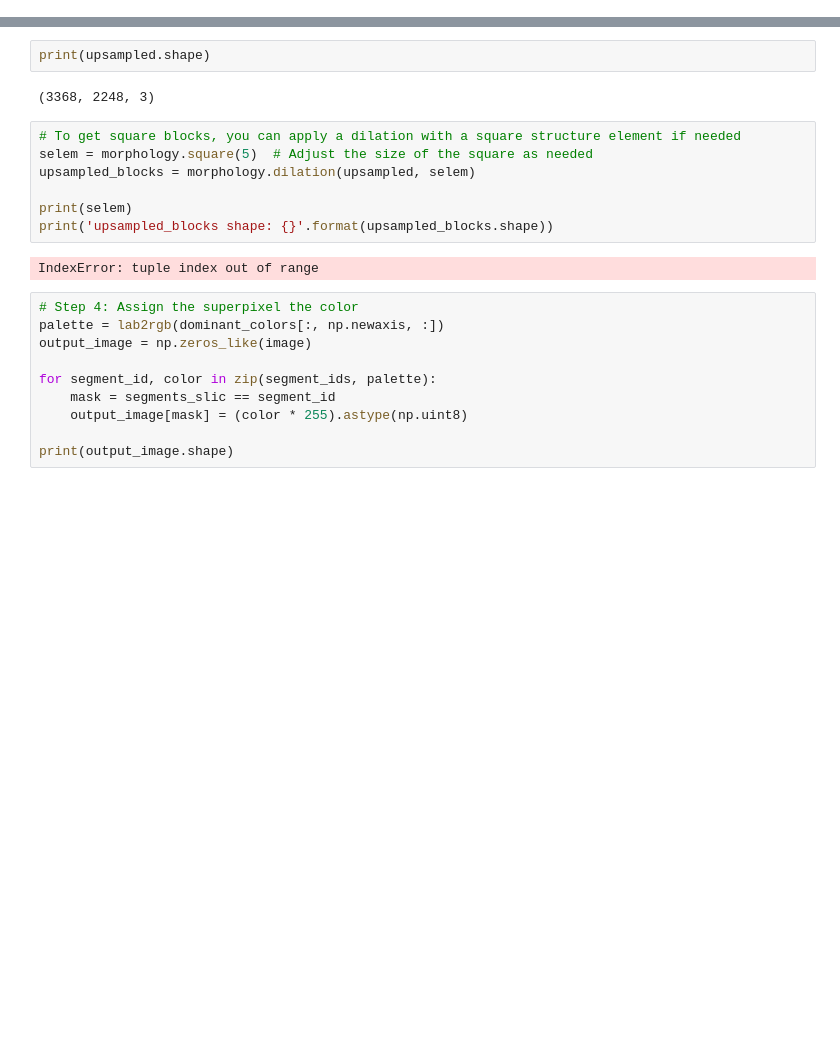
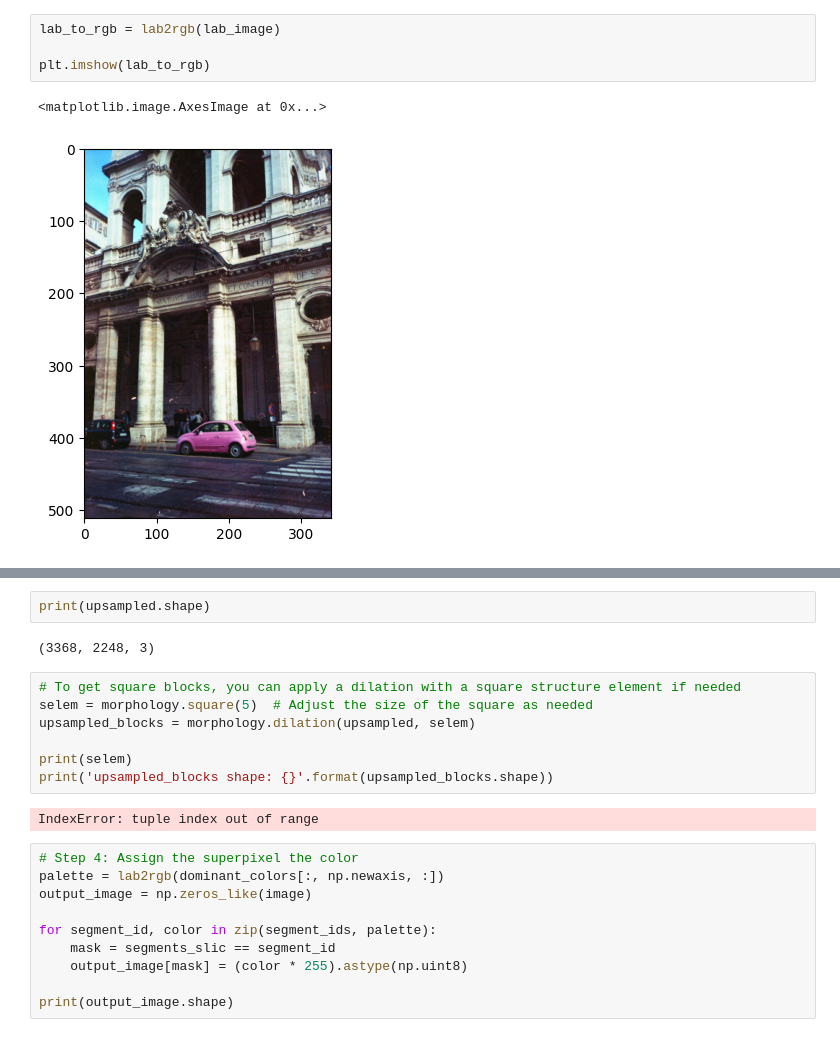
Before and after one commit to hunkim98/palette_ai, a Jupyter notebook: destijl.ipynb, the cells around one changed output, grey strips where cells are left out. Cells and saved outputs as stored; diff of their text form; blank space fills up the shorter version.

```diff
--- a/destijl.ipynb
+++ b/destijl.ipynb
@@ -81,0 +94,7 @@ SLIC segments shape: (512, 725)
+# %%
+lab_to_rgb = lab2rgb(lab_image)
+
+plt.imshow(lab_to_rgb)
+# %% [output]
+<matplotlib.image.AxesImage at 0x...>
+[figure, added]
```
Also changed, not shown: parts of 11 cells of this notebook.
